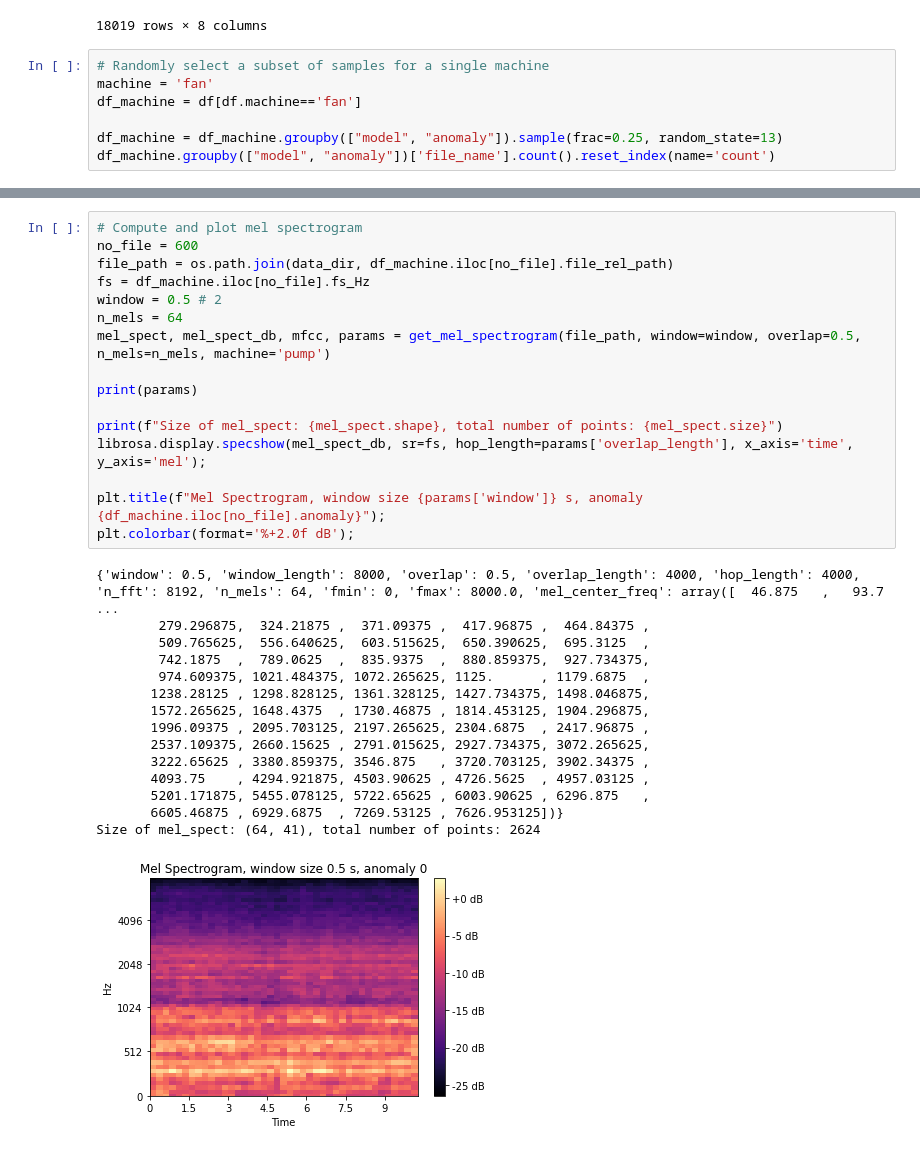
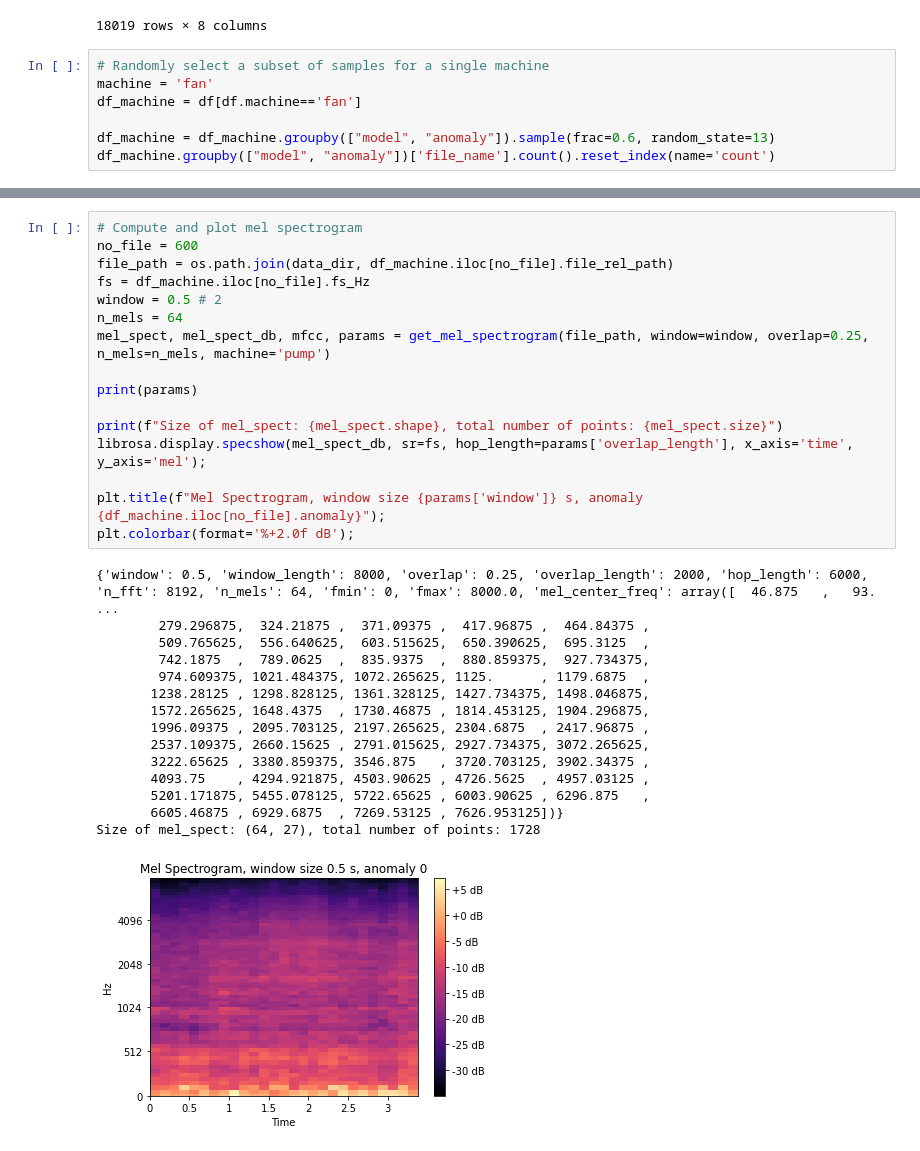
Before and after one commit to eceboran/AudioMalfunctionDetection, a Jupyter notebook: Modeling/one-class-svm-.ipynb, the cells around one changed output, grey strips where cells are left out. Saved outputs shown, nothing was run; the diff lists cells and outputs as text.

```diff
--- a/Modeling/one-class-svm-.ipynb
+++ b/Modeling/one-class-svm-.ipynb
@@ -47,7 +49,7 @@ df
 machine = 'fan'
 df_machine = df[df.machine=='fan']
 
-df_machine = df_machine.groupby(["model", "anomaly"]).sample(frac=0.25, random_state=13)
+df_machine = df_machine.groupby(["model", "anomaly"]).sample(frac=0.6, random_state=13)
 df_machine.groupby(["model", "anomaly"])['file_name'].count().reset_index(name='count')
 # %% [output]
 |  | model | anomaly | count |
@@ -79,35 +81,35 @@ df_machine
 # %%
 # Compute and plot mel spectrogram
 no_file = 600
 file_path = os.path.join(data_dir, df_machine.iloc[no_file].file_rel_path)
 fs = df_machine.iloc[no_file].fs_Hz
 window = 0.5 # 2
 n_mels = 64
-mel_spect, mel_spect_db, mfcc, params = get_mel_spectrogram(file_path, window=window, overlap=0.5, n_mels=n_mels, machine='pump')
+mel_spect, mel_spect_db, mfcc, params = get_mel_spectrogram(file_path, window=window, overlap=0.25, n_mels=n_mels, machine='pump')
 
 print(params)
 
 print(f"Size of mel_spect: {mel_spect.shape}, total number of points: {mel_spect.size}")
 librosa.display.specshow(mel_spect_db, sr=fs, hop_length=params['overlap_length'], x_axis='time', y_axis='mel');
 
 plt.title(f"Mel Spectrogram, window size {params['window']} s, anomaly {df_machine.iloc[no_file].anomaly}");
 plt.colorbar(format='%+2.0f dB');
 # %% [output]
-{'window': 0.5, 'window_length': 8000, 'overlap': 0.5, 'overlap_length': 4000, 'hop_length': 4000, 'n_fft': 8192, 'n_mels': 64, 'fmin': 0, 'fmax': 8000.0, 'mel_center_freq': array([  46.875   ,   93.7 ...
+{'window': 0.5, 'window_length': 8000, 'overlap': 0.25, 'overlap_length': 2000, 'hop_length': 6000, 'n_fft': 8192, 'n_mels': 64, 'fmin': 0, 'fmax': 8000.0, 'mel_center_freq': array([  46.875   ,   93. ...
         279.296875,  324.21875 ,  371.09375 ,  417.96875 ,  464.84375 ,
         509.765625,  556.640625,  603.515625,  650.390625,  695.3125  ,
         742.1875  ,  789.0625  ,  835.9375  ,  880.859375,  927.734375,
         974.609375, 1021.484375, 1072.265625, 1125.      , 1179.6875  ,
        1238.28125 , 1298.828125, 1361.328125, 1427.734375, 1498.046875,
        1572.265625, 1648.4375  , 1730.46875 , 1814.453125, 1904.296875,
        1996.09375 , 2095.703125, 2197.265625, 2304.6875  , 2417.96875 ,
        2537.109375, 2660.15625 , 2791.015625, 2927.734375, 3072.265625,
        3222.65625 , 3380.859375, 3546.875   , 3720.703125, 3902.34375 ,
        4093.75    , 4294.921875, 4503.90625 , 4726.5625  , 4957.03125 ,
        5201.171875, 5455.078125, 5722.65625 , 6003.90625 , 6296.875   ,
        6605.46875 , 6929.6875  , 7269.53125 , 7626.953125])}
-Size of mel_spect: (64, 41), total number of points: 2624
+Size of mel_spect: (64, 27), total number of points: 1728
-[figure, old version]
+[figure, new version]
 # %%
 plt.scatter(range(len(params['mel_center_freq'])), params['mel_center_freq'])
 params['mel_center_freq']
```
Also changed, not shown: parts of 22 cells of this notebook.
